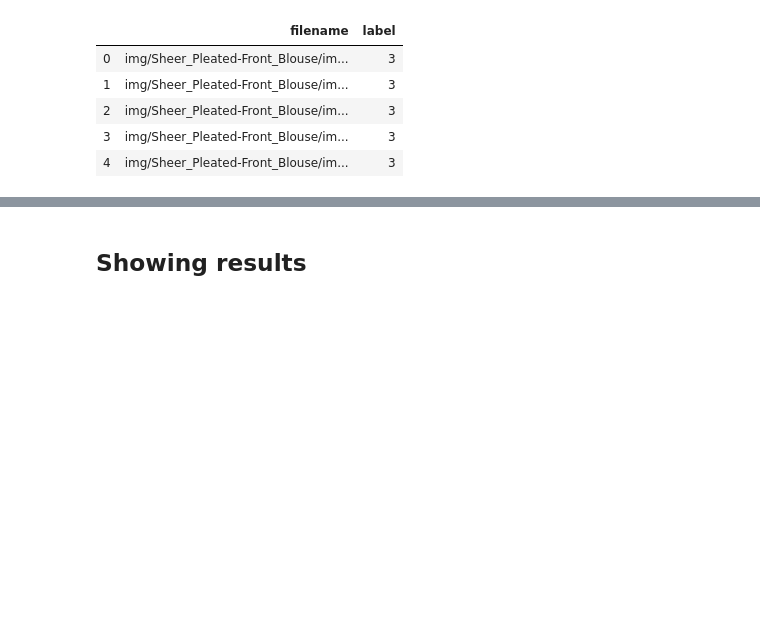
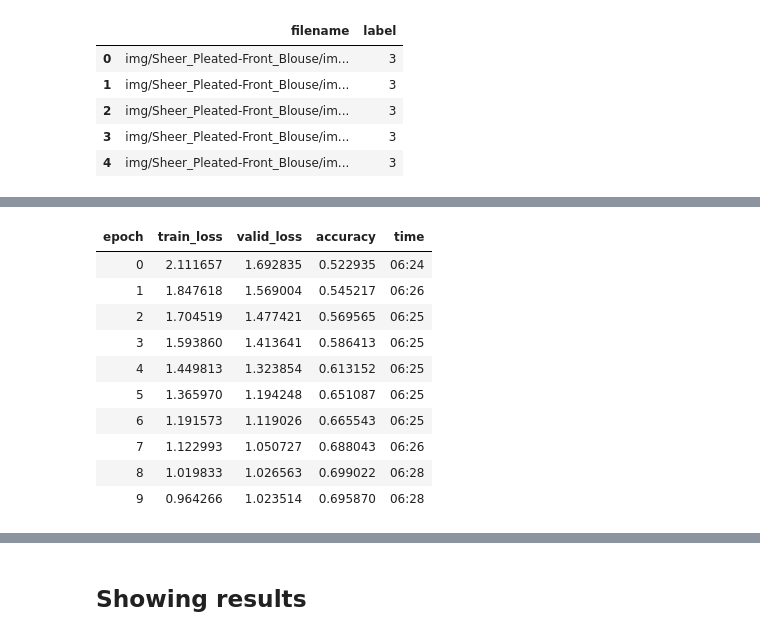
Before and after one commit to thaotrongtran/GRINN, a Jupyter notebook: DeepFashion_on_ImageNet.ipynb, the cells around one changed output, grey strips where cells are left out. Drawn from its saved outputs; the diff is of its cells as text; code cells hidden in the pictures; blank space fills up the shorter version.

Commit message:
Resnet50 on 46k

```diff
--- a/DeepFashion_on_ImageNet.ipynb
+++ b/DeepFashion_on_ImageNet.ipynb
@@ -69,5 +71,5 @@ data.show_batch(figsize=(10,10))
 # %%
-learn=cnn_learner(data, models.resnet34, metrics=accuracy)
+learn=cnn_learner(data, models.resnet50, metrics=accuracy)
 # %%
 learn.freeze()
 # %%
@@ -81,6 +84,18 @@ learn.recorder.plot()
 # %%
-lr=5e-2
-learn.fit_one_cycle(4, slice(lr/10, lr))
+lr=1e-2
+learn.fit_one_cycle(10, slice(lr/10, lr))
+# %% [output]
+| epoch | train_loss | valid_loss | accuracy | time |
+| 0 | 2.111657 | 1.692835 | 0.522935 | 06:24 |
+| 1 | 1.847618 | 1.569004 | 0.545217 | 06:26 |
+| 2 | 1.704519 | 1.477421 | 0.569565 | 06:25 |
+| 3 | 1.593860 | 1.413641 | 0.586413 | 06:25 |
+| 4 | 1.449813 | 1.323854 | 0.613152 | 06:25 |
+| 5 | 1.365970 | 1.194248 | 0.651087 | 06:25 |
+| 6 | 1.191573 | 1.119026 | 0.665543 | 06:25 |
+| 7 | 1.122993 | 1.050727 | 0.688043 | 06:26 |
+| 8 | 1.019833 | 1.026563 | 0.699022 | 06:28 |
+| 9 | 0.964266 | 1.023514 | 0.695870 | 06:28 |
 # %%
 interp=ClassificationInterpretation.from_learner(learn)
 # %%
```
Also changed, not shown: parts of 11 cells of this notebook.
